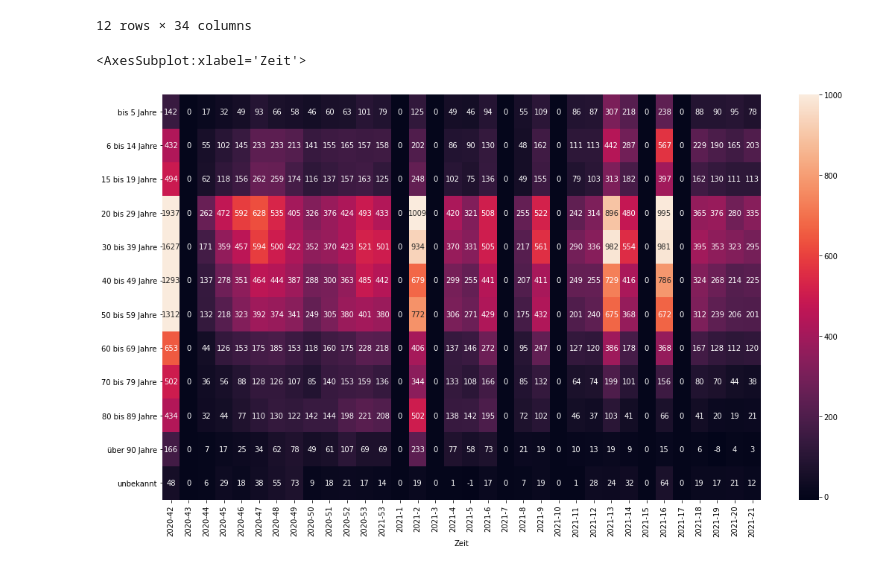
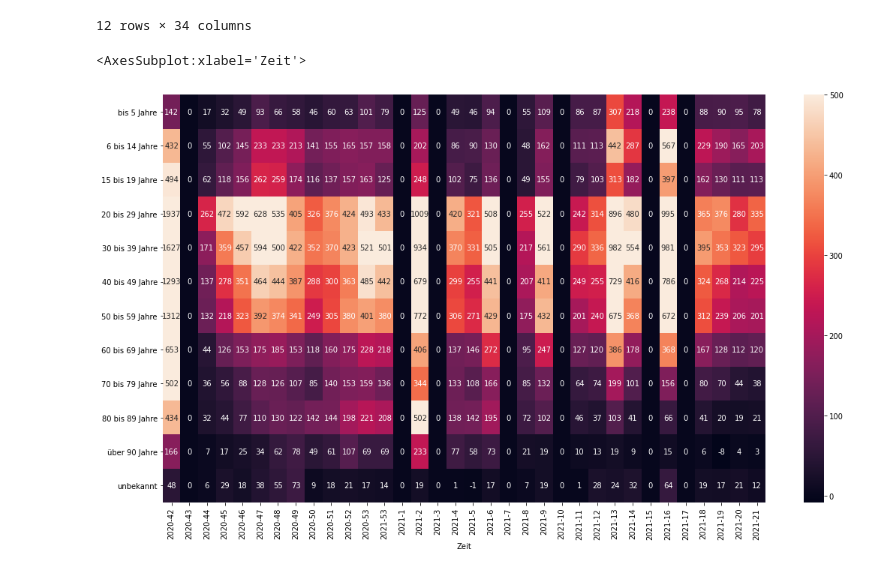
Before and after one commit to ToBeHH/hamburg_corona_zahlen, a Jupyter notebook: Altersverteilung.ipynb, the cells around one changed output. Drawn from its saved outputs; the diff is of its cells as text; code cells hidden in the pictures.

```diff
--- a/Altersverteilung.ipynb
+++ b/Altersverteilung.ipynb
@@ -73,12 +73,12 @@ df
 # %%
 # Increase plot size
 import matplotlib.pyplot as plt
 
 fig=plt.figure(figsize=(18, 10))
 
 # Plot graph
 import seaborn as sns;
-sns.heatmap(df, vmax=1000, annot=True, fmt="d")
+sns.heatmap(df, vmax=500, annot=True, fmt=".0f")
 # %% [output]
 <AxesSubplot:xlabel='Zeit'>
-[figure, old version]
+[figure, new version]
```
Also changed, not shown: parts of 2 cells of this notebook, 2 other files.
